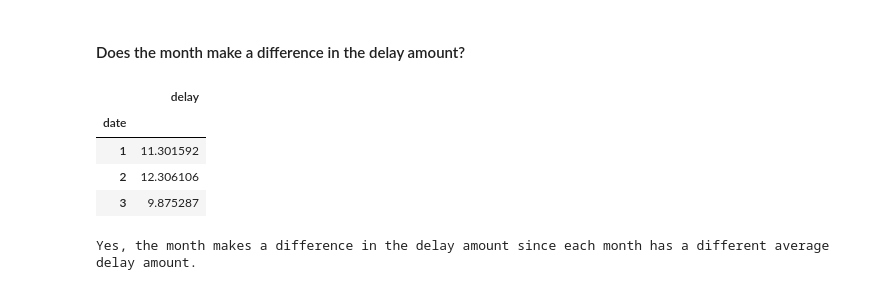
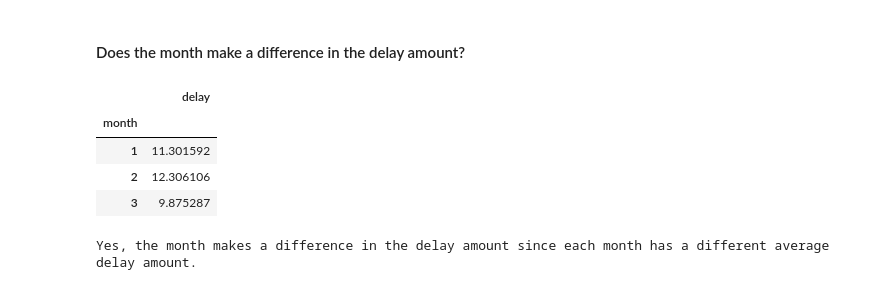
Before and after one commit to SamuelD-Data/time-series-exercises, a Jupyter notebook: time-series-manipulation.ipynb, the cells around one changed output. Drawn from its saved outputs; the diff is of its cells as text; code cells hidden in the pictures.

```diff
--- a/time-series-manipulation.ipynb
+++ b/time-series-manipulation.ipynb
@@ -360,22 +393,24 @@ print('Yes, the day of the week makes a difference in the delay amount since eac
 Yes, the day of the week makes a difference in the delay amount since each day of the week has a different average delay amount.
 # %% [markdown]
 #### Does the month make a difference in the delay amount?
-# %%
-fdf_delay = fdf.copy()
-
-fdf_delay = pd.DataFrame(fdf_delay[['date', 'delay']])
-
-fdf_delay.date = fdf_delay.date.dt.month
-
-fdf_month_delay = fdf_delay.groupby(['date']).mean()
-
-fdf_month_delay
-# %% [output]
-|  | delay |
-| date |  |
-| 1 | 11.301592 |
-| 2 | 12.306106 |
-| 3 | 9.875287 |
+# %%
+# copying DF to avoid altering original
+fdf_delay = fdf.copy()
+
+# creating DF that only holds date and delay
+fdf_delay = pd.DataFrame(fdf_delay[['delay']])
+
+# creating column that holds month value from date column
+fdf_delay['month'] = fdf_delay.index.month
+
+# grouping by month and displaying average delay per month
+fdf_delay.groupby(['month']).mean()
+# %% [output]
+|  | delay |
+| month |  |
+| 1 | 11.301592 |
+| 2 | 12.306106 |
+| 3 | 9.875287 |
 # %%
 print('Yes, the month makes a difference in the delay amount since each month has a different average delay amount.')
 # %% [output]
```
Also changed, not shown: parts of 13 cells of this notebook.
